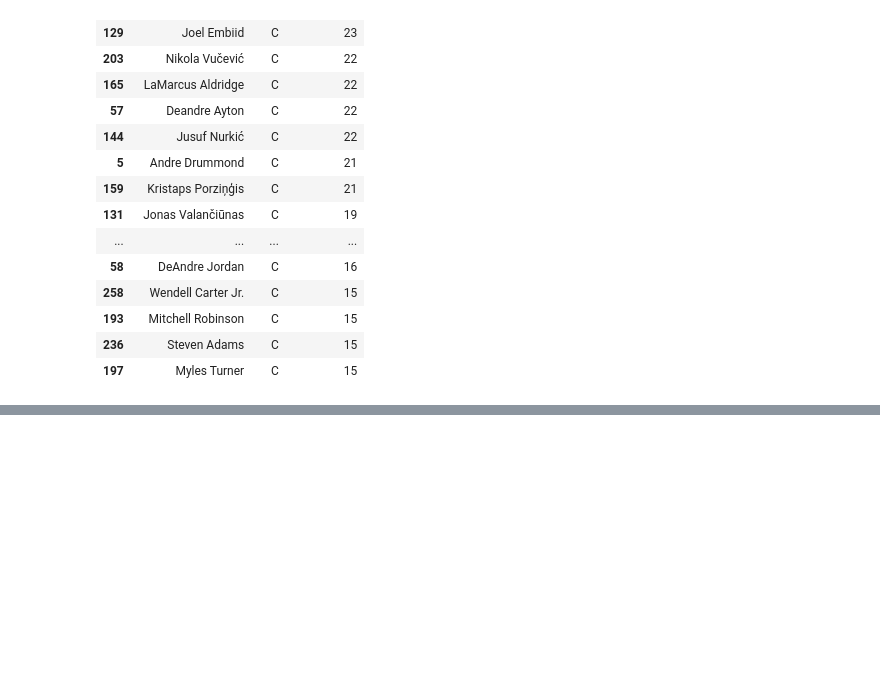
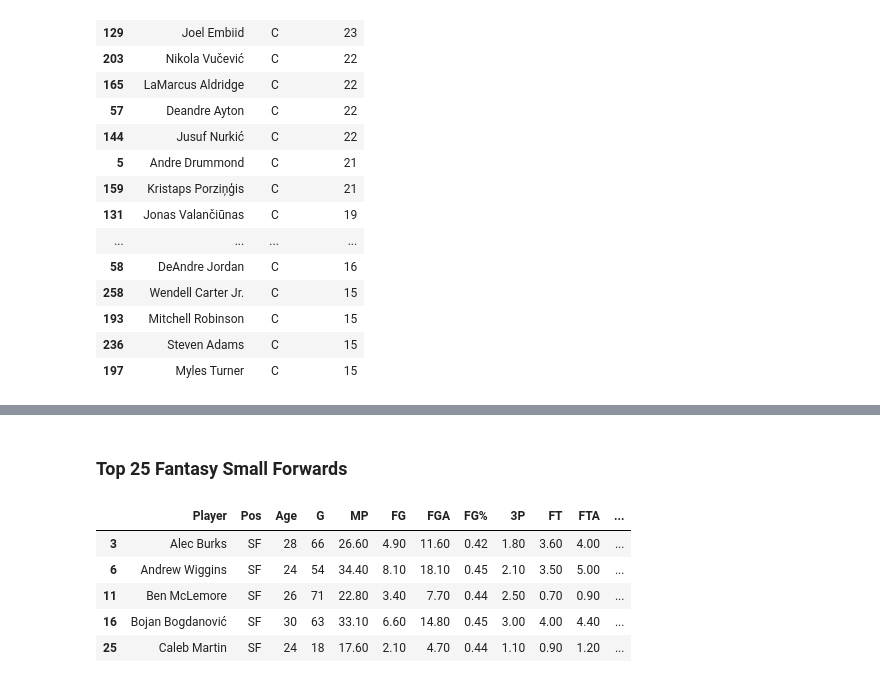
Before and after one commit to KenHoffman95/Fantasy-Basketball-Preseason-Analysis-2020, a Jupyter notebook: Data Cleaning, Feature Engineering and EDA Pt. 2.ipynb, the cells around one changed output, grey strips where cells are left out. Drawn from its saved outputs; the diff is of its cells as text; code cells hidden in the pictures; blank space fills up the shorter version.

```diff
--- a/Data Cleaning, Feature Engineering and EDA Pt. 2.ipynb
+++ b/Data Cleaning, Feature Engineering and EDA Pt. 2.ipynb
@@ -1074,0 +1110,13 @@ top_centers
+# %% [markdown]
+### Top 25 Fantasy Small Forwards
+# %%
+df_sf = df[df['Pos']=='SF']
+# %%
+df_sf.head()
+# %% [output]
+|  | Player | Pos | Age | G | MP | FG | FGA | FG% | 3P | FT | FTA | ... |
+| 3 | Alec Burks | SF | 28 | 66 | 26.60 | 4.90 | 11.60 | 0.42 | 1.80 | 3.60 | 4.00 | ... |
+| 6 | Andrew Wiggins | SF | 24 | 54 | 34.40 | 8.10 | 18.10 | 0.45 | 2.10 | 3.50 | 5.00 | ... |
+| 11 | Ben McLemore | SF | 26 | 71 | 22.80 | 3.40 | 7.70 | 0.44 | 2.50 | 0.70 | 0.90 | ... |
+| 16 | Bojan Bogdanović | SF | 30 | 63 | 33.10 | 6.60 | 14.80 | 0.45 | 3.00 | 4.00 | 4.40 | ... |
+| 25 | Caleb Martin | SF | 24 | 18 | 17.60 | 2.10 | 4.70 | 0.44 | 1.10 | 0.90 | 1.20 | ... |
```
Also changed, not shown: parts of 6 cells of this notebook.
